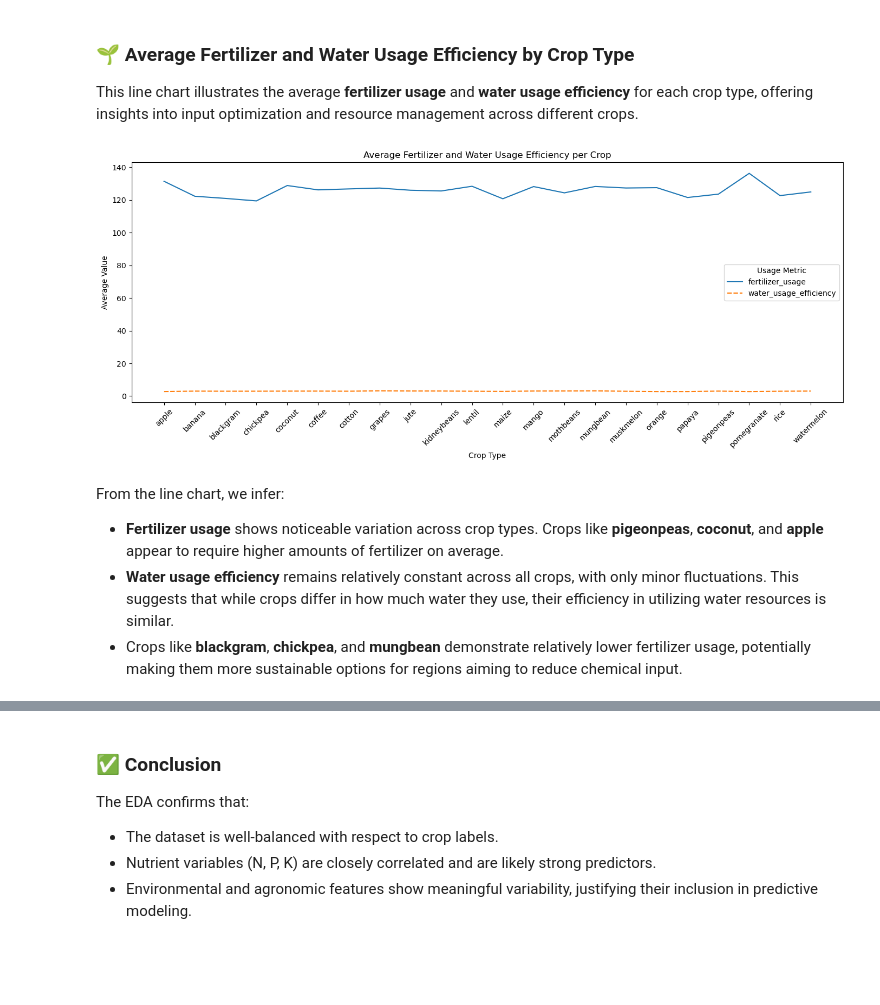
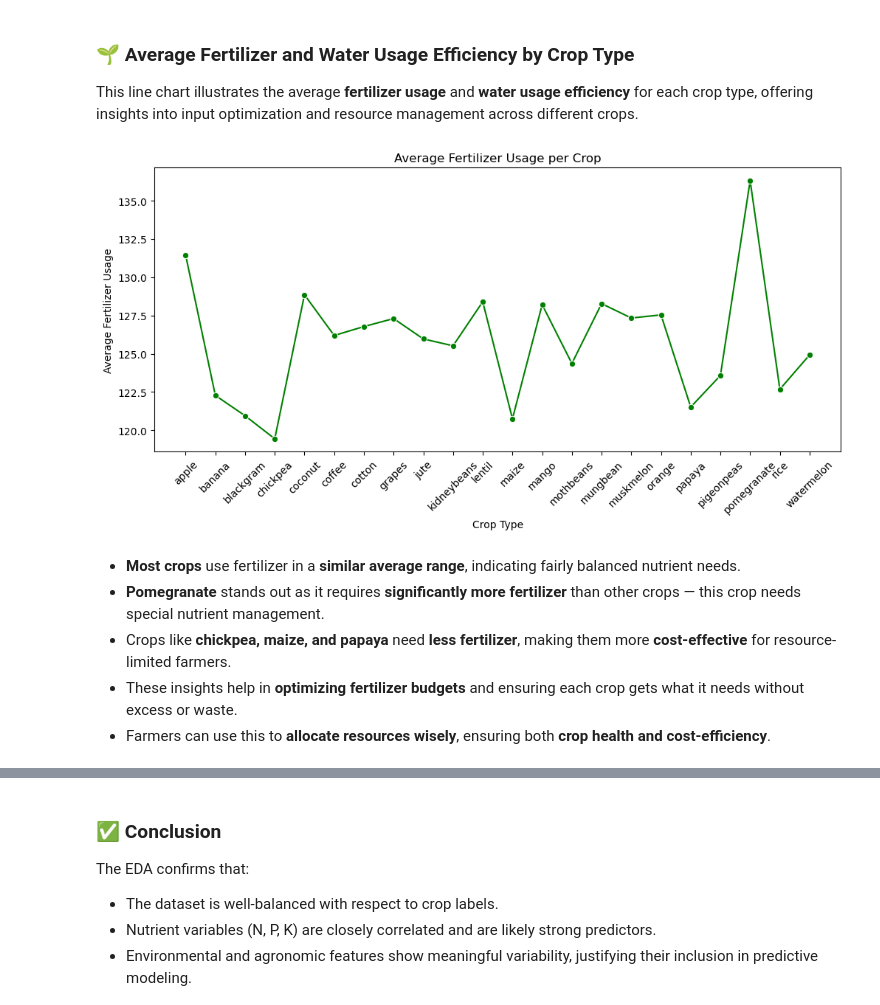
Before and after one commit to JaisreeMK-15/Crop-yield-prediction-and-recommendation, a Jupyter notebook: Crop prediction and recommendation.ipynb, the cells around one changed output, grey strips where cells are left out. Drawn from its saved outputs; the diff is of its cells as text; code cells hidden in the pictures; blank space fills up the shorter version.

```diff
--- a/Crop prediction and recommendation.ipynb
+++ b/Crop prediction and recommendation.ipynb
@@ -486,24 +452,22 @@ From the bar chart, we can draw the following observations:
 
 This line chart illustrates the average **fertilizer usage** and **water usage efficiency** for each crop type, offering insights into input optimization and resource management across different crops.
 # %%
-# fertilizer and water usage efficiency for each crop
+# fertilizer usage efficiency for each crop
 
-avg_usage = df.groupby('label')[['fertilizer_usage', 'water_usage_efficiency']].mean()
+avg_usage = crop_df.groupby('label')[['fertilizer_usage', 'water_usage_efficiency']].mean()
 
-plt.figure(figsize=(14, 6))
-sns.lineplot(data=avg_usage)
-plt.title("Average Fertilizer and Water Usage Efficiency per Crop")
+plt.figure(figsize=(12, 5))
+sns.lineplot(x=avg_usage.index, y=avg_usage['fertilizer_usage'], marker='o', color='green')
+plt.title("Average Fertilizer Usage per Crop")
 plt.xlabel("Crop Type")
-plt.ylabel("Average Value")
-plt.xticks(ticks=range(len(avg_usage.index)), labels=avg_usage.index, rotation=45)
-plt.legend(title='Usage Metric')
-plt.tight_layout()
+plt.ylabel("Average Fertilizer Usage")
+plt.xticks(rotation=45)
 plt.show()
 # %% [output]
-[figure, old version]
+[figure, new version]
 # %% [markdown]
-From the line chart, we infer:
-
-- **Fertilizer usage** shows noticeable variation across crop types. Crops like **pigeonpeas**, **coconut**, and **apple** appear to require higher amounts of fertilizer on average.
-- **Water usage efficiency** remains relatively constant across all crops, with only minor fluctuations. This suggests that while crops differ in how much water they use, their efficiency in utilizing water resources is similar.
-- Crops like **blackgram**, **chickpea**, and **mungbean** demonstrate relatively lower fertilizer usage, potentially making them more sustainable options for regions aiming to reduce chemical input.
+- **Most crops** use fertilizer in a **similar average range**, indicating fairly balanced nutrient needs.
+- **Pomegranate** stands out as it requires **significantly more fertilizer** than other crops — this crop needs special nutrient management.
+- Crops like **chickpea, maize, and papaya** need **less fertilizer**, making them more **cost-effective** for resource-limited farmers.
+- These insights help in **optimizing fertilizer budgets** and ensuring each crop gets what it needs without excess or waste.
+- Farmers can use this to **allocate resources wisely**, ensuring both **crop health and cost-efficiency**.
```
Also changed, not shown: parts of 18 cells of this notebook.
